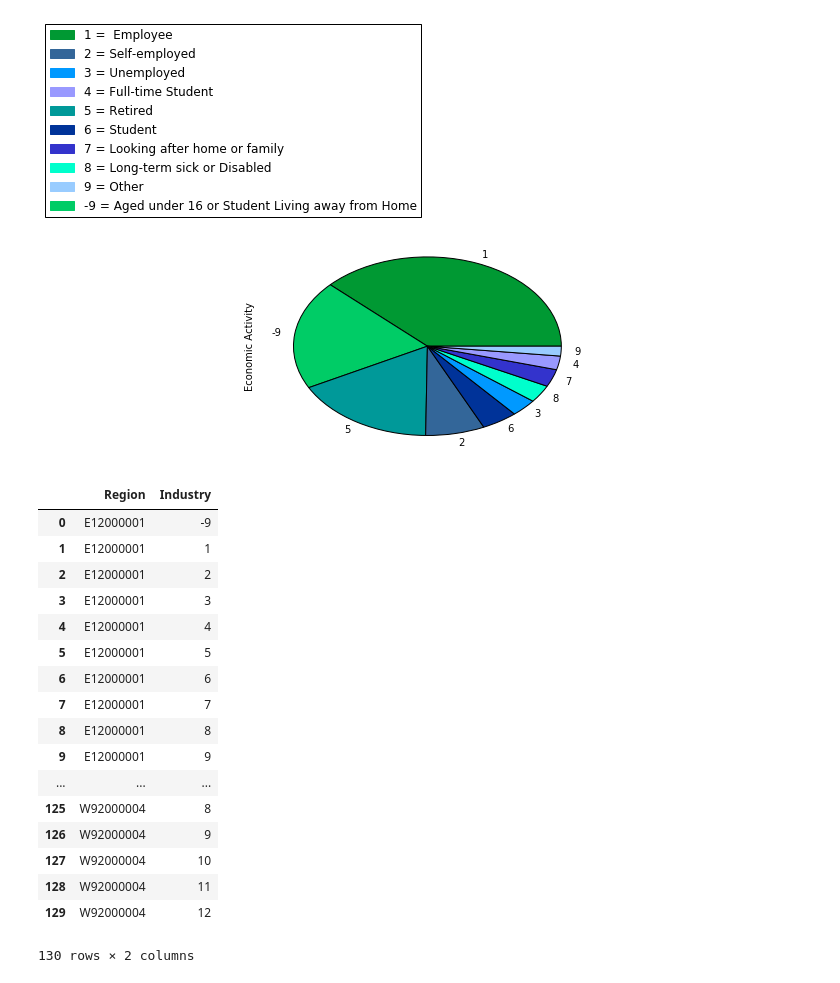
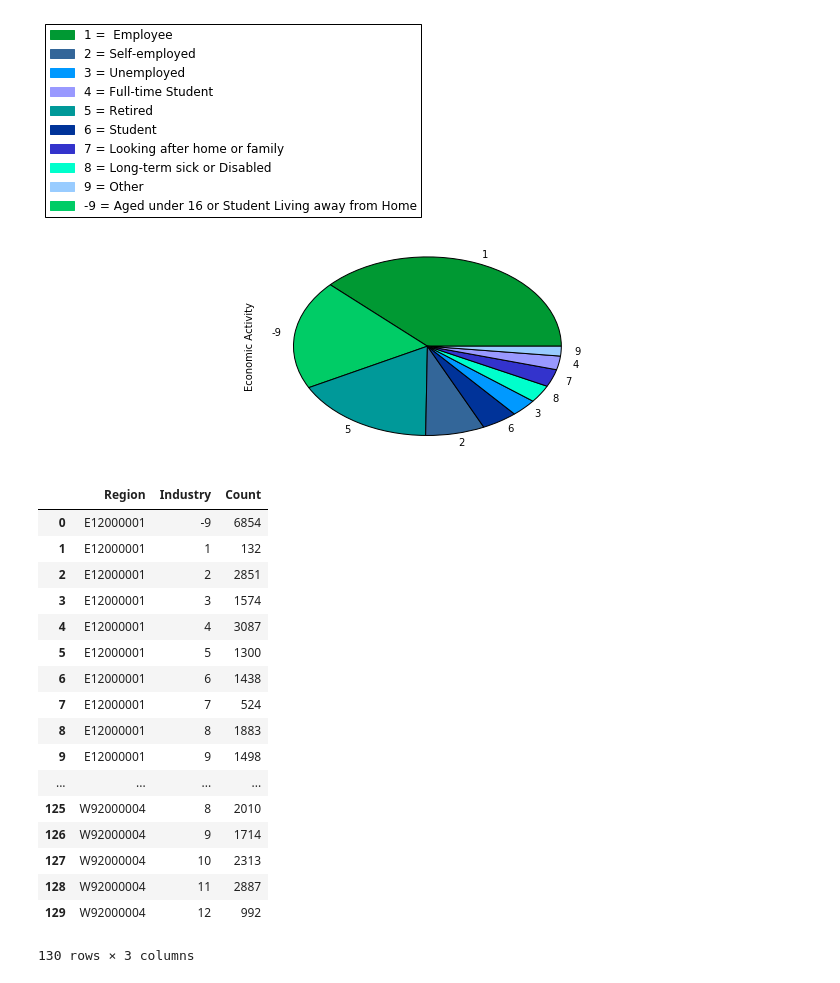
Before and after one commit to Essymay/CS2006p3, a Jupyter notebook: census2011.ipynb, the cells around one changed output. Saved outputs shown, nothing was run; the diff lists cells and outputs as text; code cells hidden in the pictures.

Commit message:
fixed the easy one tables

```diff
--- a/census2011.ipynb
+++ b/census2011.ipynb
@@ -631,26 +631,26 @@ plt.show()
 [figure]
 # %%
 byRegionAndIndustry = refinedData[['Region', 'Industry']].copy()
-byRegionAndIndustry = byRegionAndIndustry.groupby(['Region', 'Industry']).count()
-byRegionAndIndustry.reset_index()
+byRegionAndIndustry = byRegionAndIndustry.groupby(['Region', 'Industry']).size()
+byRegionAndIndustry.reset_index(name='Count')
 # %% [output]
-|  | Region | Industry |
-| 0 | E12000001 | -9 |
-| 1 | E12000001 | 1 |
-| 2 | E12000001 | 2 |
-| 3 | E12000001 | 3 |
-| 4 | E12000001 | 4 |
-| 5 | E12000001 | 5 |
-| 6 | E12000001 | 6 |
-| 7 | E12000001 | 7 |
-| 8 | E12000001 | 8 |
-| 9 | E12000001 | 9 |
-| ... | ... | ... |
-| 125 | W92000004 | 8 |
-| 126 | W92000004 | 9 |
-| 127 | W92000004 | 10 |
-| 128 | W92000004 | 11 |
-| 129 | W92000004 | 12 |
+|  | Region | Industry | Count |
+| 0 | E12000001 | -9 | 6854 |
+| 1 | E12000001 | 1 | 132 |
+| 2 | E12000001 | 2 | 2851 |
+| 3 | E12000001 | 3 | 1574 |
+| 4 | E12000001 | 4 | 3087 |
+| 5 | E12000001 | 5 | 1300 |
+| 6 | E12000001 | 6 | 1438 |
+| 7 | E12000001 | 7 | 524 |
+| 8 | E12000001 | 8 | 1883 |
+| 9 | E12000001 | 9 | 1498 |
+| ... | ... | ... | ... |
+| 125 | W92000004 | 8 | 2010 |
+| 126 | W92000004 | 9 | 1714 |
+| 127 | W92000004 | 10 | 2313 |
+| 128 | W92000004 | 11 | 2887 |
+| 129 | W92000004 | 12 | 992 |
-130 rows × 2 columns
+130 rows × 3 columns
 # %%
 byOccupationAndSocialGrade = refinedData[['Occupation', 'Approximated Social Grade']].copy()
```
Also changed, not shown: parts of 1 cell of this notebook.
